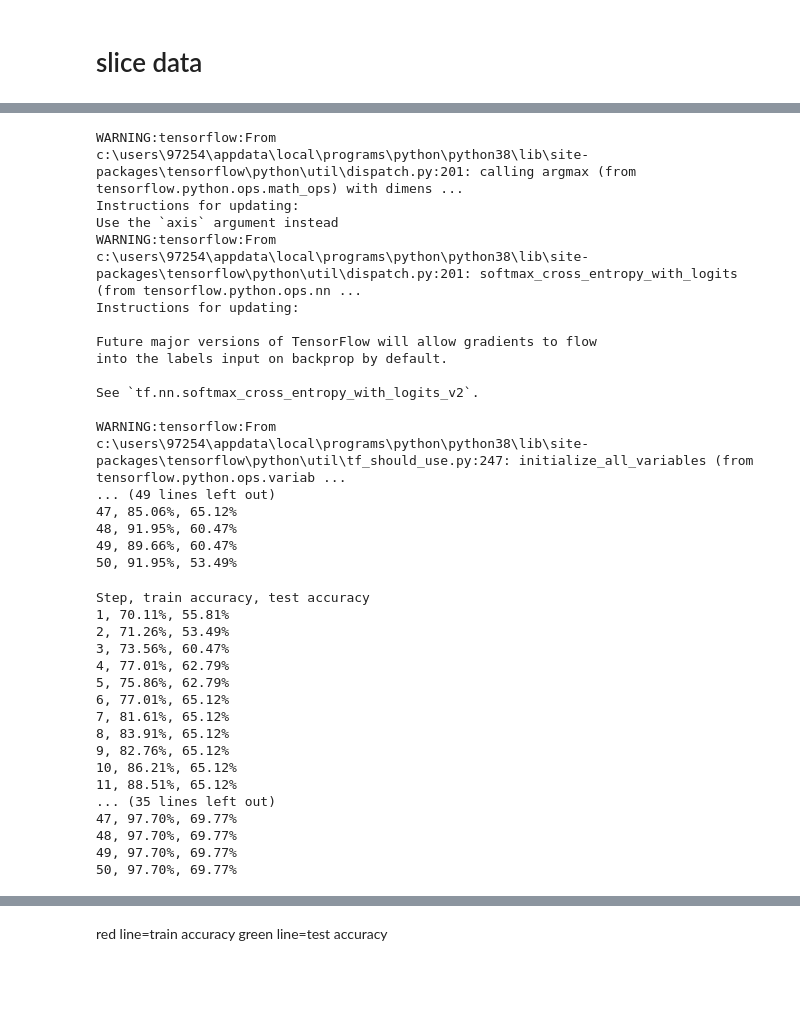
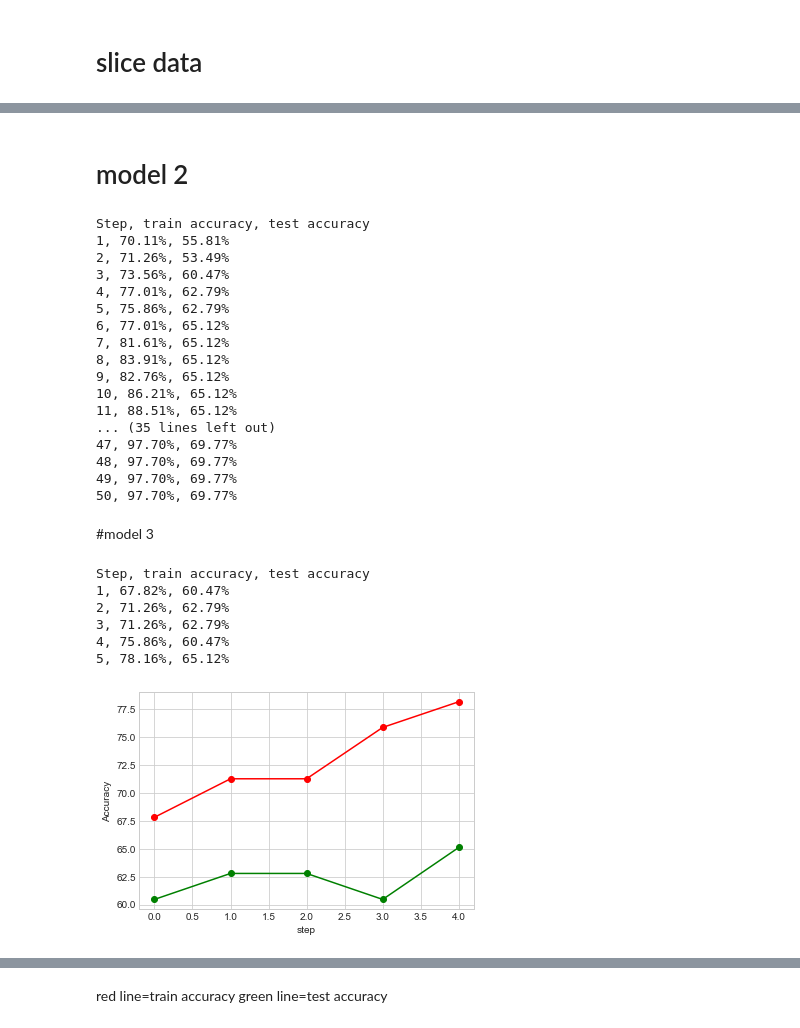
Before and after one commit to ozklingel/election, a Jupyter notebook: election-pred.ipynb, the cells around one changed output, grey strips where cells are left out. Cells and saved outputs as stored; diff of their text form; code cells hidden in the pictures; blank space fills up the shorter version.

```diff
--- a/election-pred.ipynb
+++ b/election-pred.ipynb
@@ -31,5 +31,6 @@ for col in input_data.columns:
     input_data[col] = labelencoder.fit_transform(input_data[col].astype(str))
 
 target = input_data.iloc[80:150, 22].sample(frac=1)# all ows, label only
+max1=[]
 # %% [markdown]
 # slice data
@@ -36,3 +139,5 @@ target = input_data.iloc[80:150, 22].sample(frac=1)# all ows, label only
+# %% [markdown]
+# model 2
 # %%
 def load_iris_data():
 
@@ -110,31 +215,34 @@ def run(h_size, stddev, sgd_step):
     label = ['Test Accuracy', 'Train Accuracy']
     sess.close()
 
+    max1.append(max(test_acc))
 
 def main():
-    run(128,0.1,0.01)
+    run(128,0.1,0.001)
 
 
 if __name__ == '__main__':
     main()
 # %% [output]
-WARNING:tensorflow:From c:\users\97254\appdata\local\programs\python\python38\lib\site-packages\tensorflow\python\util\dispatch.py:201: calling argmax (from tensorflow.python.ops.math_ops) with dimens ...
-Instructions for updating:
-Use the `axis` argument instead
-WARNING:tensorflow:From c:\users\97254\appdata\local\programs\python\python38\lib\site-packages\tensorflow\python\util\dispatch.py:201: softmax_cross_entropy_with_logits (from tensorflow.python.ops.nn ...
-Instructions for updating:
-
-Future major versions of TensorFlow will allow gradients to flow
-into the labels input on backprop by default.
-
-See `tf.nn.softmax_cross_entropy_with_logits_v2`.
-
-WARNING:tensorflow:From c:\users\97254\appdata\local\programs\python\python38\lib\site-packages\tensorflow\python\util\tf_should_use.py:247: initialize_all_variables (from tensorflow.python.ops.variab ...
-... (49 lines left out)
-47, 85.06%, 65.12%
-48, 91.95%, 60.47%
-49, 89.66%, 60.47%
-50, 91.95%, 53.49%
+Step, train accuracy, test accuracy
+1, 70.11%, 55.81%
+2, 71.26%, 53.49%
+3, 73.56%, 60.47%
+4, 77.01%, 62.79%
+5, 75.86%, 62.79%
+6, 77.01%, 65.12%
+7, 81.61%, 65.12%
+8, 83.91%, 65.12%
+9, 82.76%, 65.12%
+10, 86.21%, 65.12%
+11, 88.51%, 65.12%
+... (35 lines left out)
+47, 97.70%, 69.77%
+48, 97.70%, 69.77%
+49, 97.70%, 69.77%
+50, 97.70%, 69.77%
+# %% [markdown]
+#model 3
 # %%
 def load_iris_data():
 
@@ -184,7 +292,7 @@ def run(h_size, stddev, sgd_step):
     sess = tf.Session()
     # init = tf.global_variables_initializer()
     init = tf.initialize_all_variables()
-    steps = 50
+    steps = 5
     sess.run(init)
     x  = np.arange(steps)
     test_acc = []
@@ -193,47 +301,47 @@ def run(h_size, stddev, sgd_step):
     for step in range(steps):
         # Train with each example
         for i in range(len(train_x)):
             sess.run(updates_sgd, feed_dict={X: train_x[i: i + 1], y: train_y[i: i + 1]})
 
         train_accuracy = np.mean(np.argmax(train_y, axis=1) ==
                                  sess.run(predict, feed_dict={X: train_x, y: train_y}))
         test_accuracy = np.mean(np.argmax(test_y, axis=1) ==
                                 sess.run(predict, feed_dict={X: test_x, y: test_y}))
 
         print("%d, %.2f%%, %.2f%%"
               % (step + 1, 100. * train_accuracy, 100. * test_accuracy))
         #x.append(step)
         test_acc.append(100. * test_accuracy)
         train_acc.append(100. * train_accuracy)
 
     t = [np.array(test_acc)]
     t.append(train_acc)
     title = "Steps vs Accuracy-No of hidden nodes: " + str(h_size) + ", sgd step:" + str(sgd_step) +             ", std dev:" + str(stddev)
     label = ['Test Accuracy', 'Train Accuracy']
     sess.close()
+    import matplotlib.pyplot as plt
+    plt.style.use('seaborn-whitegrid')
 
+    plt.plot(x, train_acc, '-ok', color='red');
+
+    plt.style.use('seaborn-whitegrid')
+
+    plt.plot(x, test_acc, '-ok', color='green');
+    plt.xlabel("step")
+    plt.ylabel("Accuracy");
+    max1.append(max(test_acc))
 
 def main():
-    run(128,0.1,0.001)
+    run(140,0.1,0.001)
 
 
 if __name__ == '__main__':
     main()
 # %% [output]
 Step, train accuracy, test accuracy
-1, 70.11%, 55.81%
-2, 71.26%, 53.49%
-3, 73.56%, 60.47%
-4, 77.01%, 62.79%
-5, 75.86%, 62.79%
-6, 77.01%, 65.12%
-7, 81.61%, 65.12%
-8, 83.91%, 65.12%
-9, 82.76%, 65.12%
-10, 86.21%, 65.12%
-11, 88.51%, 65.12%
-... (35 lines left out)
-47, 97.70%, 69.77%
-48, 97.70%, 69.77%
-49, 97.70%, 69.77%
-50, 97.70%, 69.77%
+1, 67.82%, 60.47%
+2, 71.26%, 62.79%
+3, 71.26%, 62.79%
+4, 75.86%, 60.47%
+5, 78.16%, 65.12%
+[figure, added]
```
Also changed, not shown: parts of 8 cells of this notebook.
